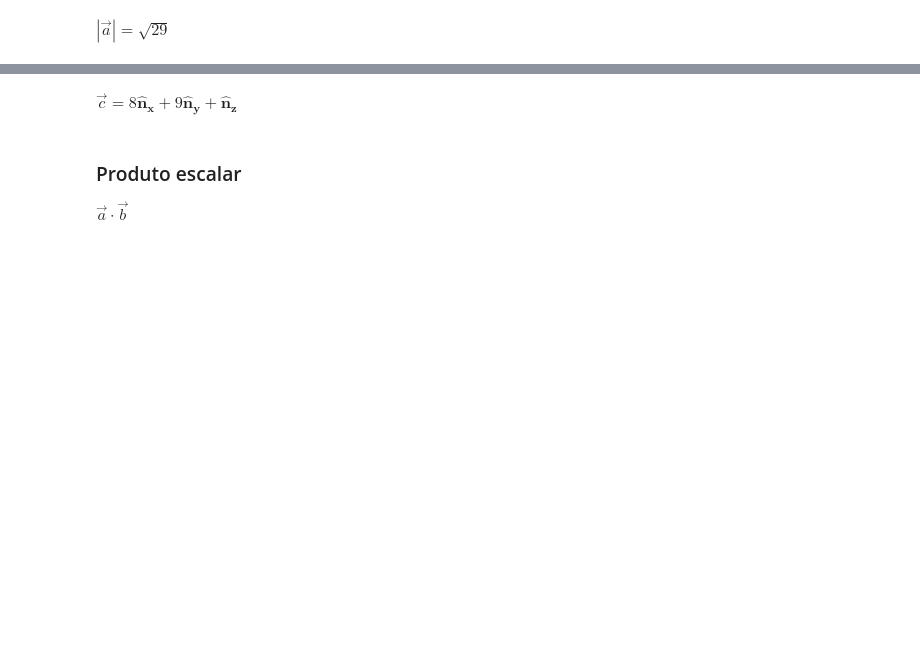
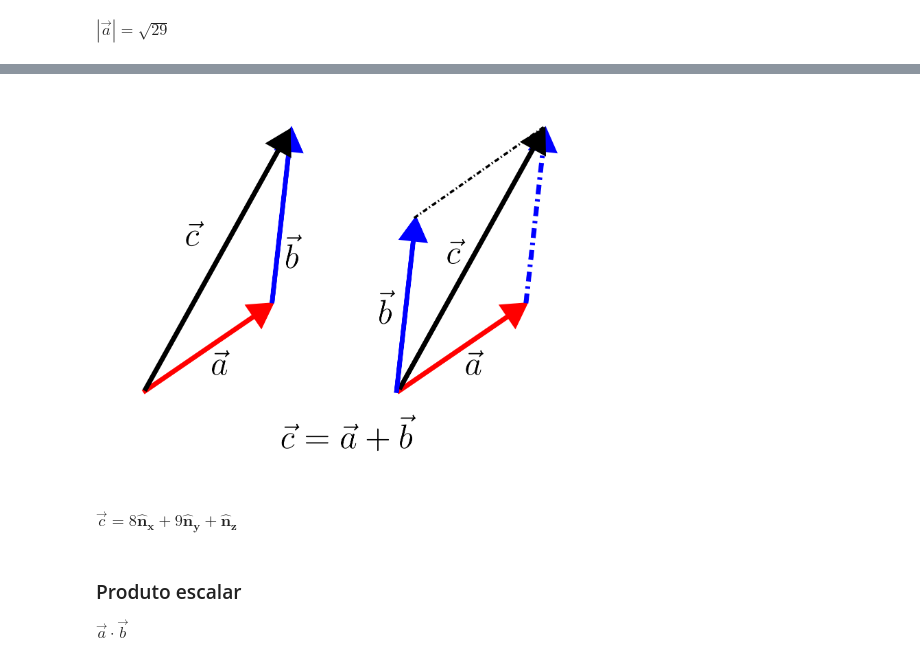
Before and after one commit to Pi-vi/Aulas_Dinamica, a Jupyter notebook: Din1.ipynb, the cells around one changed output, grey strips where cells are left out. Cells and saved outputs as stored; diff of their text form; code cells hidden in the pictures; blank space fills up the shorter version.

```diff
--- a/Din1.ipynb
+++ b/Din1.ipynb
@@ -147,3 +160,7 @@ $\vec{c} = \vec{a} + \vec{b}$
+# %%
+Image('soma_vets.png',width=500)
+# %% [output]
+[figure, added]
 # %%
 c = a + b
 
```
Also changed, not shown: parts of 16 cells of this notebook, 6 other files.
